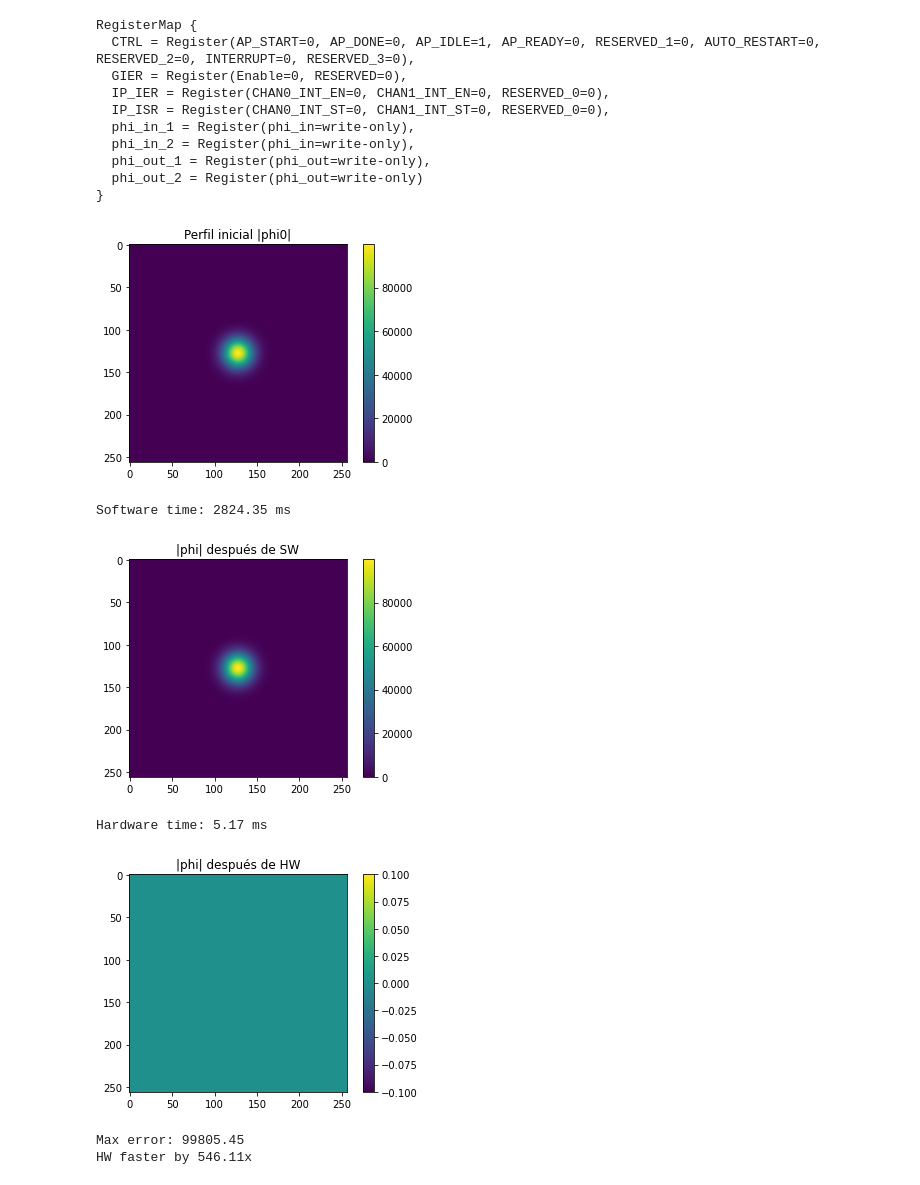
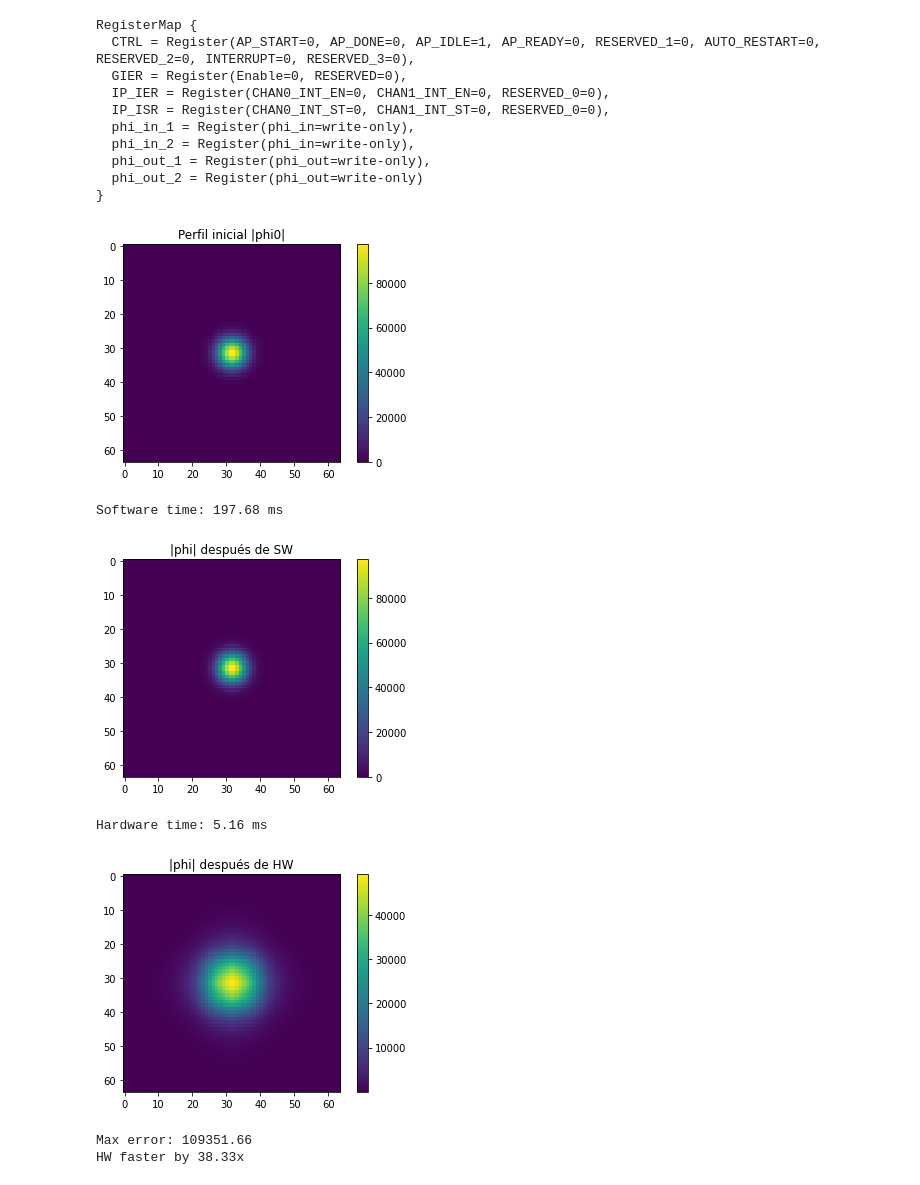
Before and after one commit to raulest50/Pynq-kv260-Kria-BOK, a Jupyter notebook: diffraction_only_test/diffraction_only_test.ipynb, the cells around one changed output. Drawn from its saved outputs; the diff is of its cells as text; code cells hidden in the pictures.

```diff
--- a/diffraction_only_test/diffraction_only_test.ipynb
+++ b/diffraction_only_test/diffraction_only_test.ipynb
@@ -62,7 +62,7 @@ Lz = np.float32(361e-6)
 Nz = 361
 dz = np.float32(Lz / Nz)
 Lx = Ly = np.float32(45e-6)
-Nx = Ny = 256
+Nx = Ny = 64
 dx = np.float32(Lx / Nx)
 dy = np.float32(Ly / Ny)
 x = np.linspace(-Lx/2, Lx/2, Nx, dtype=np.float32)
@@ -76,7 +76,7 @@ eps = np.float32(1e-12)
 
 plot_magnitude(phi0, 'Perfil inicial |phi0|')
 # %% [output]
-[figure, old version]
+[figure, new version]
 # %%
 # Implementación en software usando ADI
 def diffraction_sw(phi):
@@ -90,33 +90,33 @@ sw_time = time.time() - t0
 print(f'Software time: {sw_time*1e3:.2f} ms')
 plot_magnitude(sw_out, '|phi| después de SW')
 # %% [output]
-Software time: 2824.35 ms
+Software time: 197.68 ms
-[figure, old version]
+[figure, new version]
 # %%
 # Ejecutar en hardware
 N = Nx * Ny
 in_buffer = allocate(shape=(N,), dtype=np.complex64)
 out_buffer = allocate(shape=(N,), dtype=np.complex64)
 np.copyto(in_buffer, phi0.reshape(-1))
 
 t0 = time.time()
 ip.write(0x10, in_buffer.physical_address)
-ip.write(0x18, out_buffer.physical_address)
+ip.write(0x1c, out_buffer.physical_address)
 ip.write(0x00, 1)  # ap_start
 while (ip.read(0x00) & 0x2) == 0:
     pass
 hw_time = time.time() - t0
 hw_out = np.array(out_buffer).reshape(Nx, Ny)
 print(f'Hardware time: {hw_time*1e3:.2f} ms')
 plot_magnitude(hw_out, '|phi| después de HW')
 # %% [output]
-Hardware time: 5.17 ms
+Hardware time: 5.16 ms
-[figure, old version]
+[figure, new version]
 # %%
 # Validación
 diff = np.abs(sw_out - hw_out)
 print('Max error:', diff.max())
 print('HW faster by {:.2f}x'.format(sw_time / hw_time))
 # %% [output]
-Max error: 99805.45
-HW faster by 546.11x
+Max error: 109351.66
+HW faster by 38.33x
```
